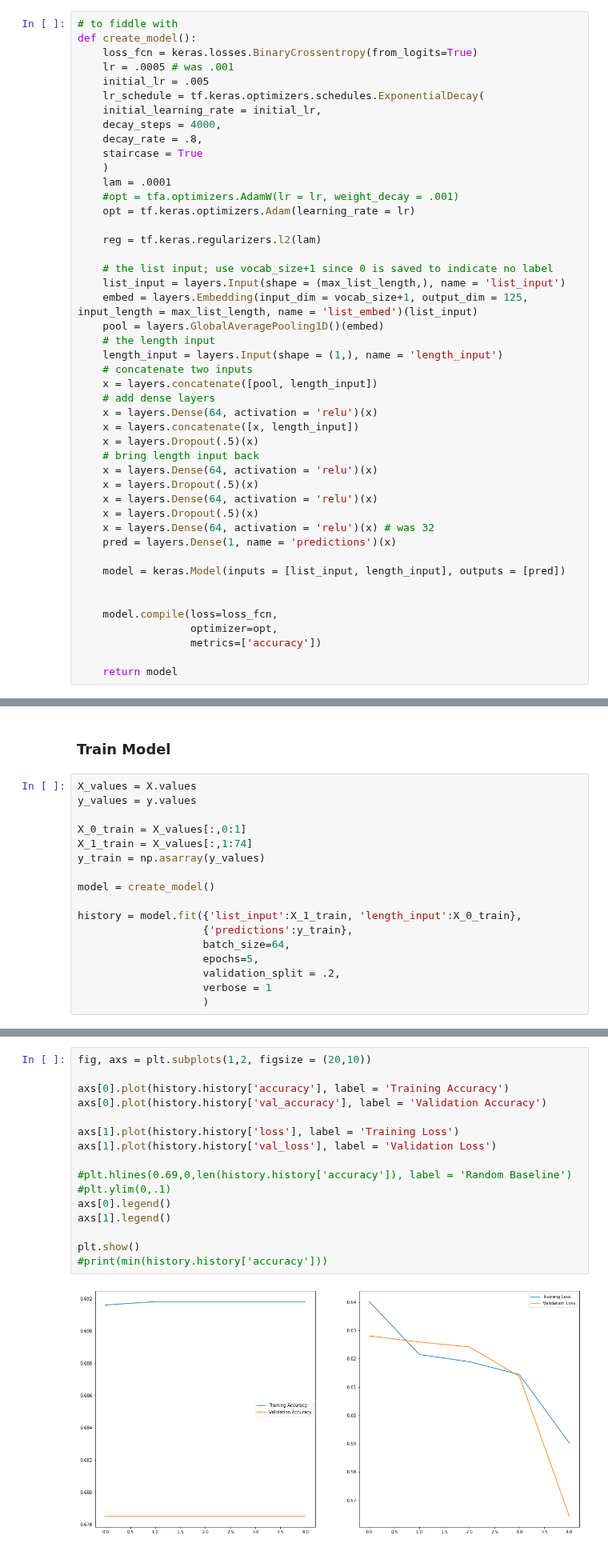
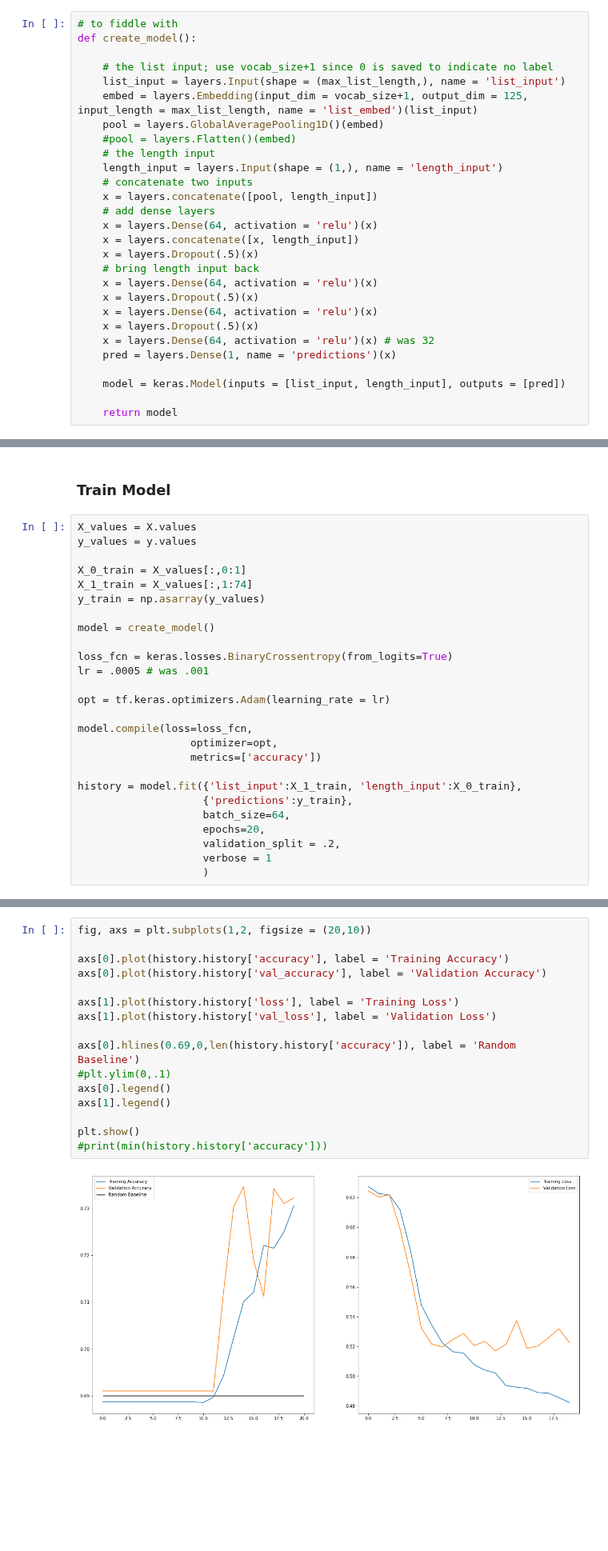
Before and after one commit to fox-daniel/Genre, a Jupyter notebook: code/Analysis/genre_model_dnn_0.ipynb, the cells around one changed output, grey strips where cells are left out. Shown at 80% size. Drawn from its saved outputs; the diff is of its cells as text; blank space fills up the shorter version.

Commit message:
introduced flatten layer as alternate to GAP; exploring initialization of embedding layer--consider normalizing size of list length to range from -.05 to .05

```diff
--- a/code/Analysis/genre_model_dnn_0.ipynb
+++ b/code/Analysis/genre_model_dnn_0.ipynb
@@ -395,25 +400,12 @@ X.head()
 # %%
 # to fiddle with
 def create_model():
-    loss_fcn = keras.losses.BinaryCrossentropy(from_logits=True)
-    lr = .0005 # was .001
-    initial_lr = .005
-    lr_schedule = tf.keras.optimizers.schedules.ExponentialDecay(
-    initial_learning_rate = initial_lr,
-    decay_steps = 4000,
-    decay_rate = .8,
-    staircase = True
-    )
-    lam = .0001
-    #opt = tfa.optimizers.AdamW(lr = lr, weight_decay = .001)
-    opt = tf.keras.optimizers.Adam(learning_rate = lr)
-
-    reg = tf.keras.regularizers.l2(lam)
 
     # the list input; use vocab_size+1 since 0 is saved to indicate no label
     list_input = layers.Input(shape = (max_list_length,), name = 'list_input')
     embed = layers.Embedding(input_dim = vocab_size+1, output_dim = 125, input_length = max_list_length, name = 'list_embed')(list_input)
     pool = layers.GlobalAveragePooling1D()(embed)
+    #pool = layers.Flatten()(embed)
     # the length input
     length_input = layers.Input(shape = (1,), name = 'length_input')
     # concatenate two inputs
@@ -432,11 +424,6 @@ def create_model():
 
     model = keras.Model(inputs = [list_input, length_input], outputs = [pred])
 
-
-    model.compile(loss=loss_fcn,
-                  optimizer=opt,
-                  metrics=['accuracy'])
-
     return model
 # %%
 # need to install pydot (pip) and graphviz (conda)
@@ -455,10 +451,19 @@ y_train = np.asarray(y_values)
 
 model = create_model()
 
+loss_fcn = keras.losses.BinaryCrossentropy(from_logits=True)
+lr = .0005 # was .001
+
+opt = tf.keras.optimizers.Adam(learning_rate = lr)
+
+model.compile(loss=loss_fcn,
+                  optimizer=opt,
+                  metrics=['accuracy'])
+
 history = model.fit({'list_input':X_1_train, 'length_input':X_0_train},
                     {'predictions':y_train},
                     batch_size=64,
-                    epochs=5,
+                    epochs=20,
                     validation_split = .2,
                     verbose = 1
                     )
@@ -476,21 +488,21 @@ Epoch 5/5
 # %%
 fig, axs = plt.subplots(1,2, figsize = (20,10))
 
 axs[0].plot(history.history['accuracy'], label = 'Training Accuracy')
 axs[0].plot(history.history['val_accuracy'], label = 'Validation Accuracy')
 
 axs[1].plot(history.history['loss'], label = 'Training Loss')
 axs[1].plot(history.history['val_loss'], label = 'Validation Loss')
 
-#plt.hlines(0.69,0,len(history.history['accuracy']), label = 'Random Baseline')
+axs[0].hlines(0.69,0,len(history.history['accuracy']), label = 'Random Baseline')
 #plt.ylim(0,.1)
 axs[0].legend()
 axs[1].legend()
 
 plt.show()
 #print(min(history.history['accuracy']))
 # %% [output]
-[figure, old version]
+[figure, new version]
 # %% [markdown]
 Train with cross validation:
 # %%
```
Also changed, not shown: parts of 7 cells of this notebook.
